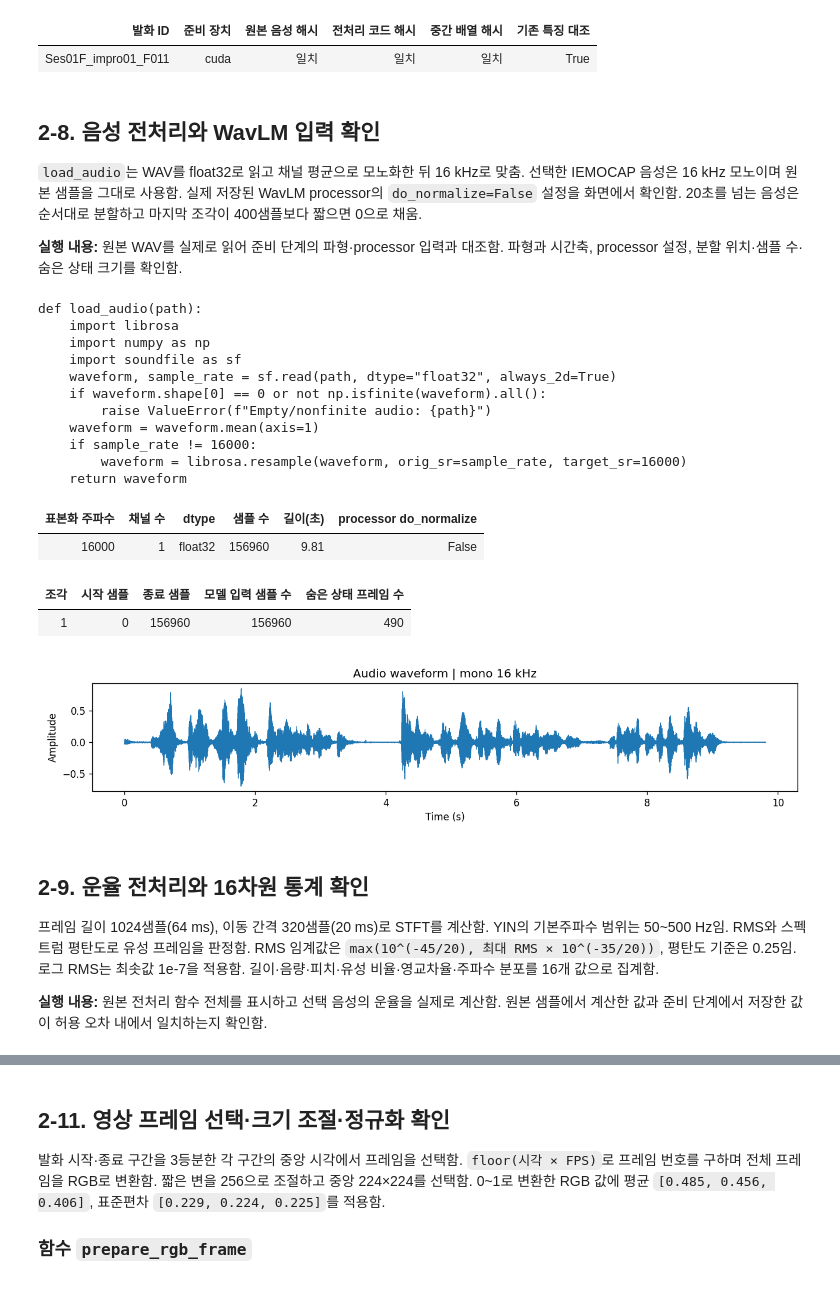
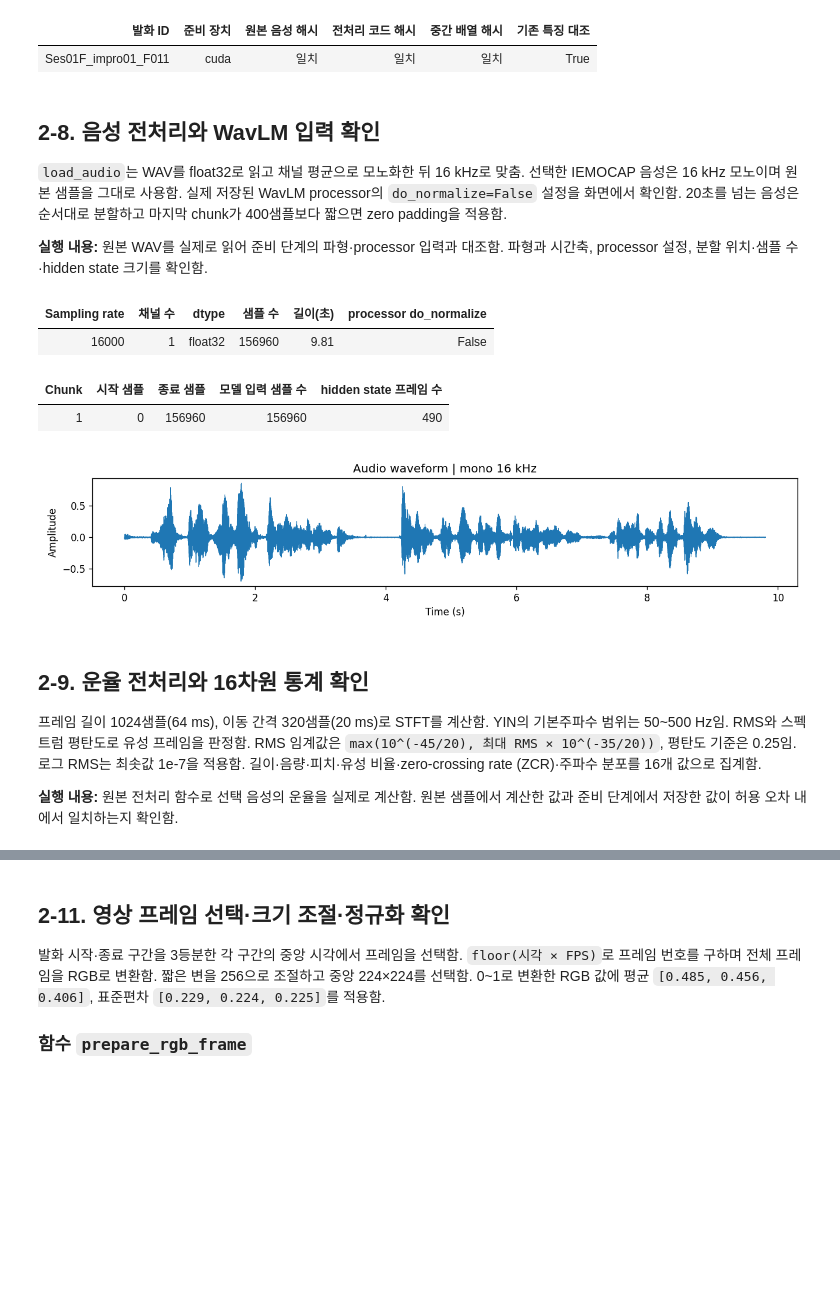
Before and after one commit to LeeJY-KW/IEMOCAP_Official_Demo, a Jupyter notebook: IEMOCAP_Official_Demo/results/시험결과/현장시연_실행완료.ipynb, the cells around one changed output, grey strips where cells are left out. Saved outputs shown, nothing was run; the diff lists cells and outputs as text; code cells hidden in the pictures; blank space fills up the shorter version.

```diff
--- a/IEMOCAP_Official_Demo/results/시험결과/현장시연_실행완료.ipynb
+++ b/IEMOCAP_Official_Demo/results/시험결과/현장시연_실행완료.ipynb
@@ -310,11 +314,11 @@ def load_media_example(dialogue_id):
         raise ValueError(f"발화 선택 번호는 0~{len(source_rows) - 1}의 정수여야 함")
     session = source_dialogue["session"]
     if type(session) is not int or session != EXAMPLE_FOLD:
-        raise ValueError("선택 대화의 세션과 예시 시험 폴드가 다름")
+        raise ValueError("선택 대화의 Session과 예시 시험 Fold가 다름")
     for task in ("classification", "va"):
         splits = [fold for fold in protocols[task]["folds"] if fold["fold"] == EXAMPLE_FOLD]
         if len(splits) != 1:
-            raise ValueError(f"시험 폴드 기록을 확인할 수 없음: {task}")
+            raise ValueError(f"시험 Fold 기록을 확인할 수 없음: {task}")
         split = splits[0]
         if dialogue_id not in split["test"] or dialogue_id in split["train"] + split["dev"]:
             raise ValueError(f"해당 모델의 시험 대화가 아님: {task}/{dialogue_id}")
@@ -336,7 +340,7 @@ def load_media_example(dialogue_id):
     if media.get("status") != "complete" or media.get("dialogue_id") != dialogue_id:
         raise ValueError("미디어 준비 상태 또는 대화 ID가 다름")
     if media.get("session") != session or media.get("held_out_fold") != EXAMPLE_FOLD:
-        raise ValueError("미디어의 세션·시험 폴드가 평가 설정과 다름")
+        raise ValueError("미디어의 Session·시험 Fold가 평가 설정과 다름")
     if media.get("feature_manifest_sha256") != demo.sha(package_root / "data/features/manifest.json"):
         raise ValueError("미디어 준비에 사용한 특징 목록과 현재 특징 목록이 다름")
     expected_protocols = {task: demo.sha(package_root / "evidence" / task / "protocol.json")
@@ -353,7 +357,7 @@ def load_media_example(dialogue_id):
         if not isinstance(entry, dict) or any(entry.get(key) != source[key] for key in ("id", "text", "start", "end", "speaker")):
             raise ValueError("미디어의 발화 순서·원문·시각·화자가 원본과 다름")
         if entry.get("held_out_fold") != EXAMPLE_FOLD:
-            raise ValueError(f"발화의 시험 폴드가 다름: {entry['id']}")
+            raise ValueError(f"발화의 시험 Fold가 다름: {entry['id']}")
         paths = {}
         for kind, extension in (("audio", "wav"), ("video", "mp4")):
             record = entry.get(kind)
@@ -378,7 +382,7 @@ show_table([{"발화 ID": MEDIA_EXAMPLE["id"],
              "원문": MEDIA_EXAMPLE["text"]}])
 # 원문과 ID는 HTML 이스케이프하여 그대로 표시함.
 display(HTML('<h3>원문과 발화 정보</h3>'
-             + '<p>시험 폴드 ' + html.escape(str(EXAMPLE_FOLD)) + ' · 원본 구간 '
+             + '<p>시험 Fold ' + html.escape(str(EXAMPLE_FOLD)) + ' · 원본 구간 '
              + html.escape(str(MEDIA_EXAMPLE["start"])) + ' ~ ' + html.escape(str(MEDIA_EXAMPLE["end"])) + '초</p>'
              + '<p style="font-size:1.25em; line-height:1.6; white-space:pre-wrap">' + html.escape(MEDIA_EXAMPLE["text"]) + '</p>'))
 # %% [output]
@@ -517,59 +510,47 @@ show_table([{"발화 ID": preprocessing_example["id"], "준비 장치": preproce
 `load_audio`는 WAV를 float32로 읽고 채널 평균으로 모노화한 뒤 16 kHz로 맞춤.
 선택한 IEMOCAP 음성은 16 kHz 모노이며 원본 샘플을 그대로 사용함.
 실제 저장된 WavLM processor의 `do_normalize=False` 설정을 화면에서 확인함.
-20초를 넘는 음성은 순서대로 분할하고 마지막 조각이 400샘플보다 짧으면 0으로 채움.
+20초를 넘는 음성은 순서대로 분할하고 마지막 chunk가 400샘플보다 짧으면 zero padding을 적용함.
 
 **실행 내용:** 원본 WAV를 실제로 읽어 준비 단계의 파형·processor 입력과 대조함.
-파형과 시간축, processor 설정, 분할 위치·샘플 수·숨은 상태 크기를 확인함.
+파형과 시간축, processor 설정, 분할 위치·샘플 수·hidden state 크기를 확인함.
 # %%
 # 원본 함수로 WAV 읽기·모노화·16 kHz 변환을 실제 실행함.
-show_preprocessing_source("load_audio")
 waveform_16k = frozen_preprocessing.load_audio(MEDIA_AUDIO_PATH)
 np.testing.assert_array_equal(waveform_16k, preprocessing_arrays["audio_waveform_16k"])
 processor_config = preprocessing_record["effective_audio_processor"]
 assert processor_config["sampling_rate"] == 16000
 assert processor_config["do_normalize"] is False
 processor_input = waveform_16k[None, :].copy()
 np.testing.assert_array_equal(processor_input, preprocessing_arrays["audio_processor_input"])
 chunk_samples = max(400, round(preprocessing_example["audio"]["chunk_seconds"] * 16000))
 chunk_rows = []
 for i, start in enumerate(range(0, processor_input.shape[1], chunk_samples)):
     end = min(start + chunk_samples, processor_input.shape[1])
     piece = processor_input[:, start:end]
     if piece.shape[1] < 400:
         piece = np.pad(piece, ((0, 0), (0, 400 - piece.shape[1])))
     assert [start, end] == preprocessing_arrays["audio_chunk_spans"][i].tolist()
     assert piece.shape[1] == preprocessing_arrays["audio_chunk_input_lengths"][i]
-    chunk_rows.append({"조각": i + 1, "시작 샘플": start, "종료 샘플": end,
+    chunk_rows.append({"Chunk": i + 1, "시작 샘플": start, "종료 샘플": end,
                        "모델 입력 샘플 수": piece.shape[1],
-                       "숨은 상태 프레임 수": int(preprocessing_arrays["audio_chunk_hidden_counts"][i])})
-show_table([{"표본화 주파수": 16000, "채널 수": 1, "dtype": str(waveform_16k.dtype),
+                       "hidden state 프레임 수": int(preprocessing_arrays["audio_chunk_hidden_counts"][i])})
+show_table([{"Sampling rate": 16000, "채널 수": 1, "dtype": str(waveform_16k.dtype),
              "샘플 수": len(waveform_16k), "길이(초)": len(waveform_16k) / 16000,
              "processor do_normalize": processor_config["do_normalize"]}])
 show_table(chunk_rows)
 fig, ax = plt.subplots(figsize=(11, 2.5))
 ax.plot(np.arange(len(waveform_16k)) / 16000, waveform_16k, linewidth=.65)
 ax.set(xlabel="Time (s)", ylabel="Amplitude", title="Audio waveform | mono 16 kHz")
 fig.tight_layout()
 waveform_png = io.BytesIO()
 fig.savefig(waveform_png, format="png", dpi=120)
 display(Image(data=waveform_png.getvalue()))
 plt.close(fig)
 # %% [output]
-def load_audio(path):
-    import librosa
-    import numpy as np
-    import soundfile as sf
-    waveform, sample_rate = sf.read(path, dtype="float32", always_2d=True)
-    if waveform.shape[0] == 0 or not np.isfinite(waveform).all():
-        raise ValueError(f"Empty/nonfinite audio: {path}")
-    waveform = waveform.mean(axis=1)
-    if sample_rate != 16000:
-        waveform = librosa.resample(waveform, orig_sr=sample_rate, target_sr=16000)
-    return waveform
-| 표본화 주파수 | 채널 수 | dtype | 샘플 수 | 길이(초) | processor do_normalize |
+| Sampling rate | 채널 수 | dtype | 샘플 수 | 길이(초) | processor do_normalize |
 | 16000 | 1 | float32 | 156960 | 9.81 | False |
-| 조각 | 시작 샘플 | 종료 샘플 | 모델 입력 샘플 수 | 숨은 상태 프레임 수 |
+| Chunk | 시작 샘플 | 종료 샘플 | 모델 입력 샘플 수 | hidden state 프레임 수 |
 | 1 | 0 | 156960 | 156960 | 490 |
 [figure]
 # %% [markdown]
@@ -578,9 +559,9 @@ def load_audio(path):
 프레임 길이 1024샘플(64 ms), 이동 간격 320샘플(20 ms)로 STFT를 계산함.
 YIN의 기본주파수 범위는 50~500 Hz임. RMS와 스펙트럼 평탄도로 유성 프레임을 판정함.
 RMS 임계값은 `max(10^(-45/20), 최대 RMS × 10^(-35/20))`, 평탄도 기준은 0.25임.
-로그 RMS는 최솟값 1e-7을 적용함. 길이·음량·피치·유성 비율·영교차율·주파수 분포를 16개 값으로 집계함.
+로그 RMS는 최솟값 1e-7을 적용함. 길이·음량·피치·유성 비율·zero-crossing rate (ZCR)·주파수 분포를 16개 값으로 집계함.
 
-**실행 내용:** 원본 전처리 함수 전체를 표시하고 선택 음성의 운율을 실제로 계산함.
+**실행 내용:** 원본 전처리 함수로 선택 음성의 운율을 실제로 계산함.
 원본 샘플에서 계산한 값과 준비 단계에서 저장한 값이 허용 오차 내에서 일치하는지 확인함.
 # %%
 # 스펙트럼·피치 계산부터 16개 통계 집계까지 원래 함수를 실행함.
```
Also changed, not shown: parts of 45 cells of this notebook, 5 other files.
